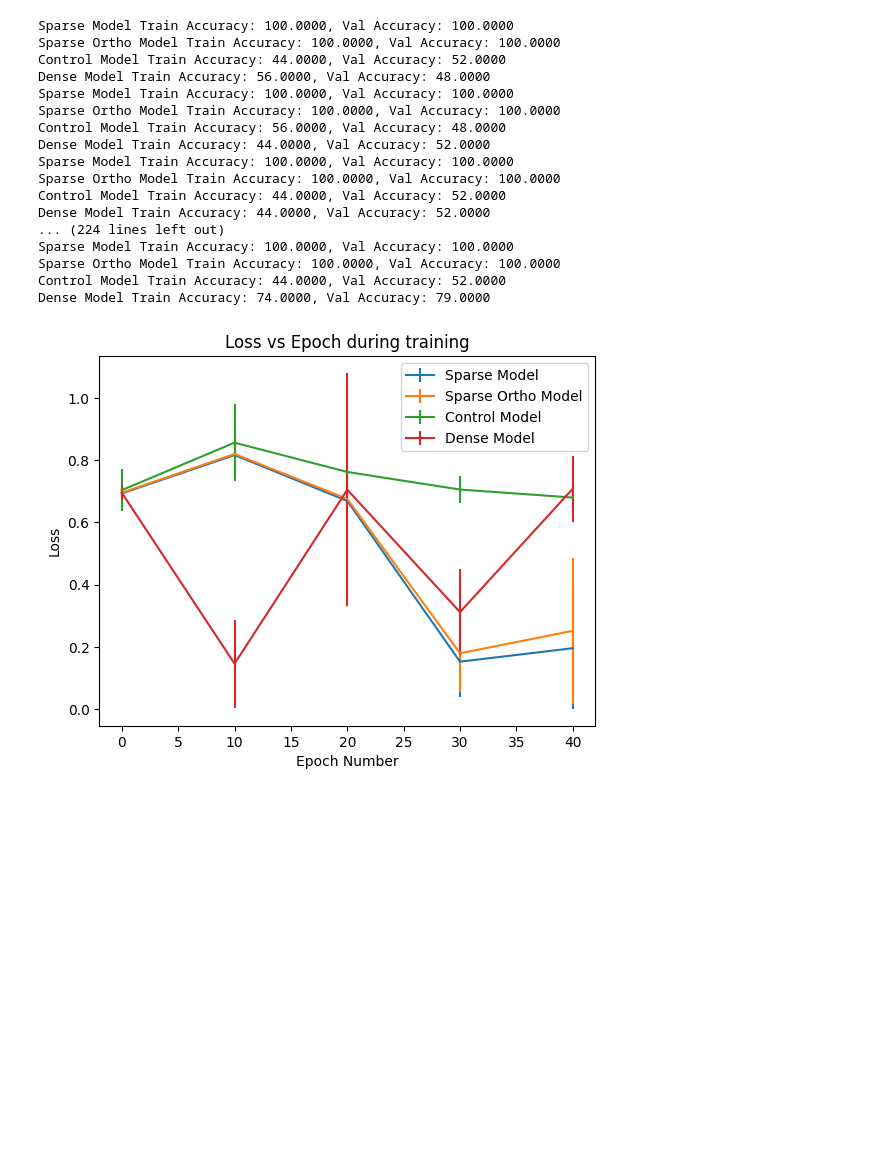
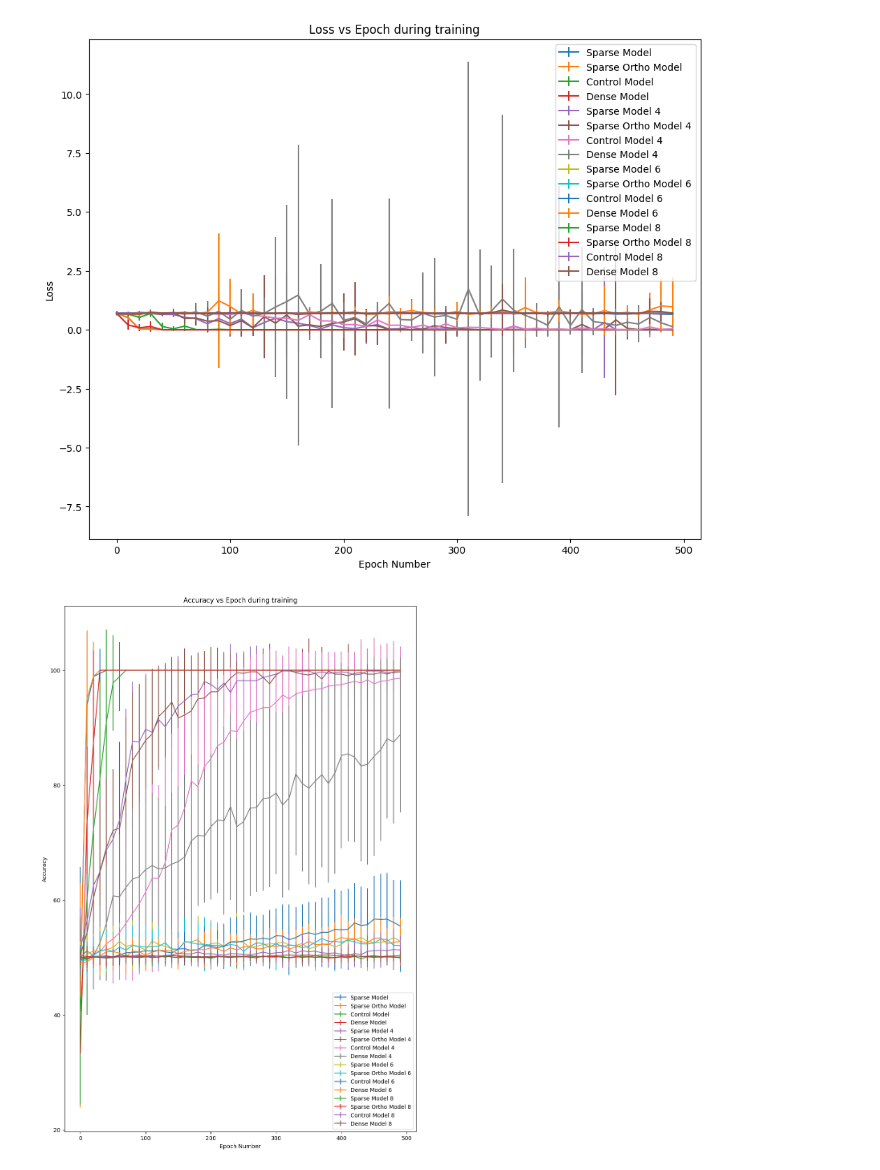
Before and after one commit to animeshsasan/hippocampal-cortex-learning, a Jupyter notebook: .ipynbs/sparse-network.ipynb, the cells around one changed output. Cells and saved outputs as stored; diff of their text form; code cells hidden in the pictures; blank space fills up the shorter version.

Commit message:
Add Marrs model and improve testing and charting code

```diff
--- a/.ipynbs/sparse-network.ipynb
+++ b/.ipynbs/sparse-network.ipynb
@@ -28,2 +21,2 @@ y = torch.tensor(y).long()
 # %%
-trainUtil = TrainUtil(X, y, 100)
+trainUtil = TrainUtil(X_train, y_train, X_val = X_val, y_val = y_val)
@@ -118,45 +176,25 @@ Model Train Accuracy: 56.0000, Val Accuracy: 48.0000
 # %%
-chartUtil = ChartUtil()
-epoch_num = 41
-for i in range(60):
-    simpleSparseModel = SimpleSparseModel()
-    loss_over_epochs, accuracy_over_epochs, epoch_numbers, train_accuracy, val_accuracy = trainUtil.train_and_evaluate(simpleSparseModel, epochs=epoch_num, name="Sparse Model")
-    chartUtil.add_train_data("Sparse Model", loss_over_epochs, accuracy_over_epochs, epoch_numbers)
-    chartUtil.add_test_data("Sparse Model", train_accuracy, val_accuracy)
-
-    simpleSparseOrthoModel = SimpleSparseModel()
-    loss_over_epochs, accuracy_over_epochs, epoch_numbers, train_accuracy, val_accuracy = trainUtil.train_and_evaluate(simpleSparseOrthoModel, epochs=epoch_num, name="Sparse Ortho Model", ortho_lambda=0.1)
-    chartUtil.add_train_data("Sparse Ortho Model", loss_over_epochs, accuracy_over_epochs, epoch_numbers)
-    chartUtil.add_test_data("Sparse Ortho Model", train_accuracy, val_accuracy)
-
-    simpleControlModel = SimpleControlModel()
-    loss_over_epochs, accuracy_over_epochs, epoch_numbers, train_accuracy, val_accuracy = trainUtil.train_and_evaluate(simpleControlModel, epochs=epoch_num, name="Control Model")
-    chartUtil.add_train_data("Control Model", loss_over_epochs, accuracy_over_epochs, epoch_numbers)
-    chartUtil.add_test_data("Control Model", train_accuracy, val_accuracy)
-
-    simpleDenseModel = SimpleDenseModel()
-    loss_over_epochs, accuracy_over_epochs, epoch_numbers, train_accuracy, val_accuracy = trainUtil.train_and_evaluate(simpleDenseModel, epochs=epoch_num, name="Dense Model")
-    chartUtil.add_train_data("Dense Model", loss_over_epochs, accuracy_over_epochs, epoch_numbers)
-    chartUtil.add_test_data("Dense Model", train_accuracy, val_accuracy)
+in_features = [2, 4, 6, 8]
+trainUtils = []
+chartUtils = []
+for i in in_features:
+    dataset = XOR()
+    X_train, y_train, X_val, y_val = dataset.get_dataset(in_features = i, unique = True)
+    newTrainUtil = TrainUtil(X_train, y_train, X_val = X_val, y_val = y_val)
+    trainUtils.append(newTrainUtil)
+    chartUtil = perform_one_experiment(n_epochs= 500, trainUtil=newTrainUtil, in_features = i)
+    chartUtils.append(chartUtil)
-# %% [output]
-Sparse Model Train Accuracy: 100.0000, Val Accuracy: 100.0000
-Sparse Ortho Model Train Accuracy: 100.0000, Val Accuracy: 100.0000
-Control Model Train Accuracy: 44.0000, Val Accuracy: 52.0000
-Dense Model Train Accuracy: 56.0000, Val Accuracy: 48.0000
-Sparse Model Train Accuracy: 100.0000, Val Accuracy: 100.0000
-Sparse Ortho Model Train Accuracy: 100.0000, Val Accuracy: 100.0000
-Control Model Train Accuracy: 56.0000, Val Accuracy: 48.0000
-Dense Model Train Accuracy: 44.0000, Val Accuracy: 52.0000
-Sparse Model Train Accuracy: 100.0000, Val Accuracy: 100.0000
-Sparse Ortho Model Train Accuracy: 100.0000, Val Accuracy: 100.0000
-Control Model Train Accuracy: 44.0000, Val Accuracy: 52.0000
-Dense Model Train Accuracy: 44.0000, Val Accuracy: 52.0000
-... (224 lines left out)
-Sparse Model Train Accuracy: 100.0000, Val Accuracy: 100.0000
-Sparse Ortho Model Train Accuracy: 100.0000, Val Accuracy: 100.0000
-Control Model Train Accuracy: 44.0000, Val Accuracy: 52.0000
-Dense Model Train Accuracy: 74.0000, Val Accuracy: 79.0000
+# %%
+combinedCharts = chartUtils[0]
+for i in range(1, len(in_features)):
+    combinedCharts = combinedCharts.combine_charts(chartUtils[i], suffix=f" {in_features[i]}")
 # %%
-chartUtil.plot_training_data_for()
+training_loss = combinedCharts.plot_training_data_for()
+training_acc = combinedCharts.plot_training_data_for(TrainingCharts.ACC, height_alpha=1)
+test_acc = combinedCharts.plot_test_accu_for_models(width_alpha=2.5)
+training_loss.show()
+training_acc.show()
+test_acc.show()
 # %% [output]
-[figure, old version]
+[figure, new version]
+[figure, added]
```
Also changed, not shown: parts of 19 cells of this notebook, 10 other files.
